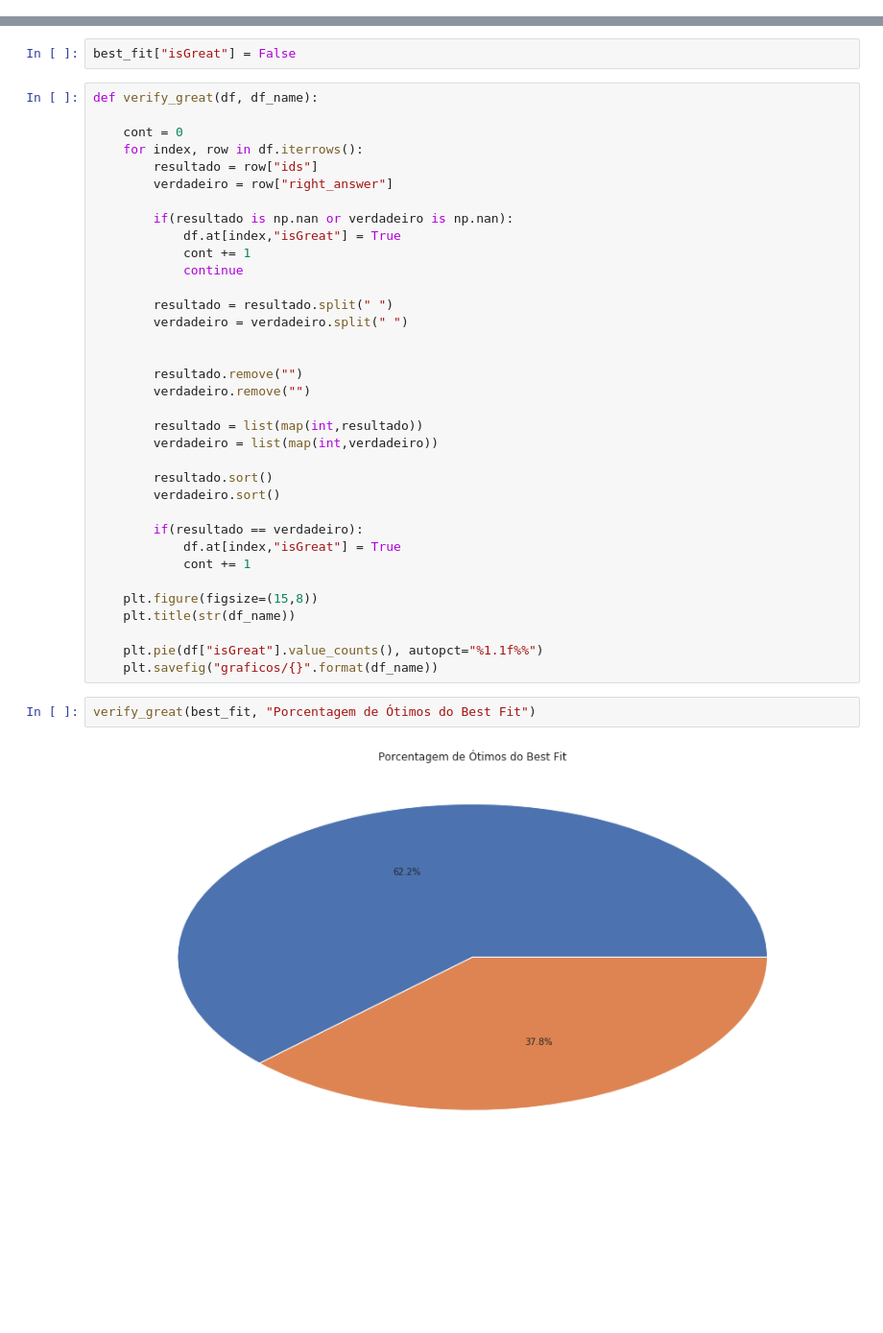
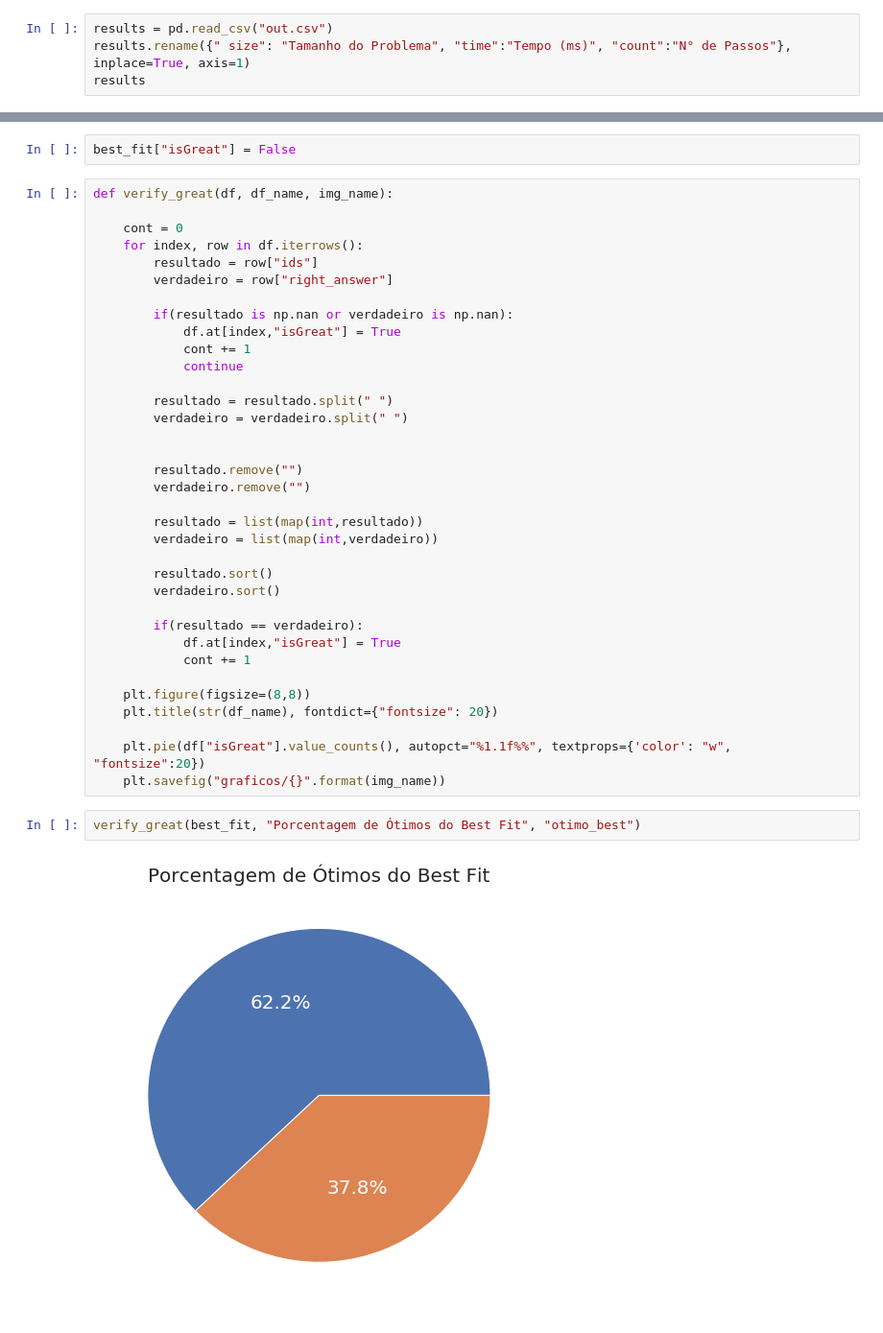
Before and after one commit to TNanukem/Knapsack-AI, a Jupyter notebook: analise_resultados.ipynb, the cells around one changed output, grey strips where cells are left out. Shown at 96% size. Saved outputs shown, nothing was run; the diff lists cells and outputs as text; blank space fills up the shorter version.

Commit message:
Read me atualizado e analise de resultados também

```diff
--- a/analise_resultados.ipynb
+++ b/analise_resultados.ipynb
@@ -40,0 +19,4 @@ results
+# %%
+results = pd.read_csv("out.csv")
+results.rename({" size": "Tamanho do Problema", "time":"Tempo (ms)", "count":"N° de Passos"}, inplace=True, axis=1)
+results
@@ -242,7 +251,7 @@ plt.savefig("graficos/BB_BFS_passos")
 # %%
 best_fit["isGreat"] = False
 # %%
-def verify_great(df, df_name):
+def verify_great(df, df_name, img_name):
 
     cont = 0
     for index, row in df.iterrows():
@@ -271,14 +280,14 @@ def verify_great(df, df_name):
             df.at[index,"isGreat"] = True
             cont += 1
 
-    plt.figure(figsize=(15,8))
-    plt.title(str(df_name))
+    plt.figure(figsize=(8,8))
+    plt.title(str(df_name), fontdict={"fontsize": 20})
 
-    plt.pie(df["isGreat"].value_counts(), autopct="%1.1f%%")
-    plt.savefig("graficos/{}".format(df_name))
+    plt.pie(df["isGreat"].value_counts(), autopct="%1.1f%%", textprops={'color': "w", "fontsize":20})
+    plt.savefig("graficos/{}".format(img_name))
 # %%
-verify_great(best_fit, "Porcentagem de Ótimos do Best Fit")
+verify_great(best_fit, "Porcentagem de Ótimos do Best Fit", "otimo_best")
 # %% [output]
-[figure, old version]
+[figure, new version]
 # %%
 blind_search["isGreat"] = False
```
Also changed, not shown: parts of 22 cells of this notebook, 1 other file.
